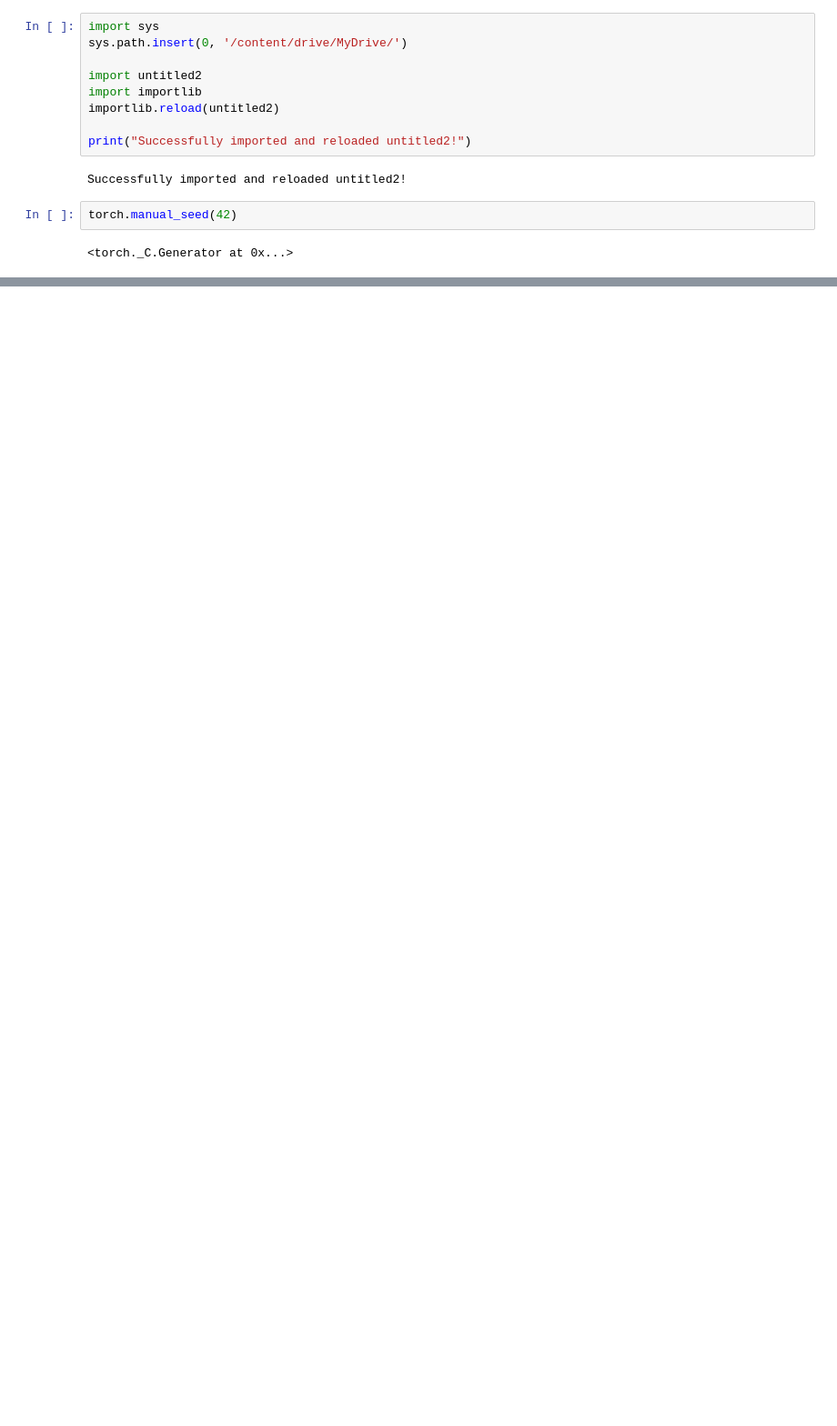
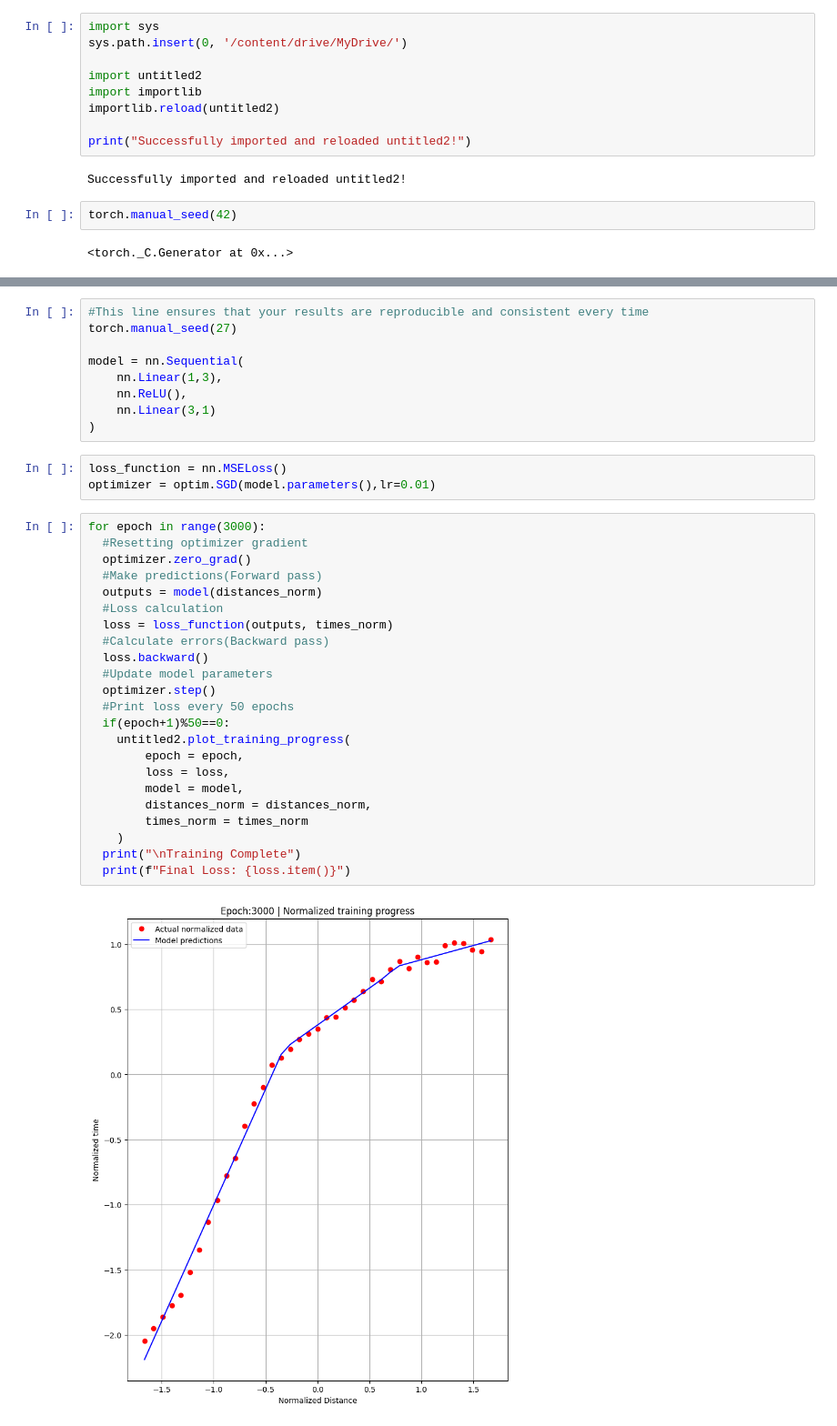
Before and after one commit to Vaibhavgoel123/Artificial-Intelligence, a Jupyter notebook: Pytorch_practice.ipynb, the cells around one changed output, grey strips where cells are left out. Shown at 91% size. Cells and saved outputs as stored; diff of their text form; blank space fills up the shorter version.

```diff
--- a/Pytorch_practice.ipynb
+++ b/Pytorch_practice.ipynb
@@ -145,0 +67,37 @@ bias = 8.0
+# %%
+#This line ensures that your results are reproducible and consistent every time
+torch.manual_seed(27)
+
+model = nn.Sequential(
+    nn.Linear(1,3),
+    nn.ReLU(),
+    nn.Linear(3,1)
+)
+# %%
+loss_function = nn.MSELoss()
+optimizer = optim.SGD(model.parameters(),lr=0.01)
+# %%
+for epoch in range(3000):
+  #Resetting optimizer gradient
+  optimizer.zero_grad()
+  #Make predictions(Forward pass)
+  outputs = model(distances_norm)
+  #Loss calculation
+  loss = loss_function(outputs, times_norm)
+  #Calculate errors(Backward pass)
+  loss.backward()
+  #Update model parameters
+  optimizer.step()
+  #Print loss every 50 epochs
+  if(epoch+1)%50==0:
+    untitled2.plot_training_progress(
+        epoch = epoch,
+        loss = loss,
+        model = model,
+        distances_norm = distances_norm,
+        times_norm = times_norm
+    )
+  print("\nTraining Complete")
+  print(f"Final Loss: {loss.item()}")
+# %% [output]
+[figure, added]
```
Also changed, not shown: parts of 33 cells of this notebook, 1 other file.
